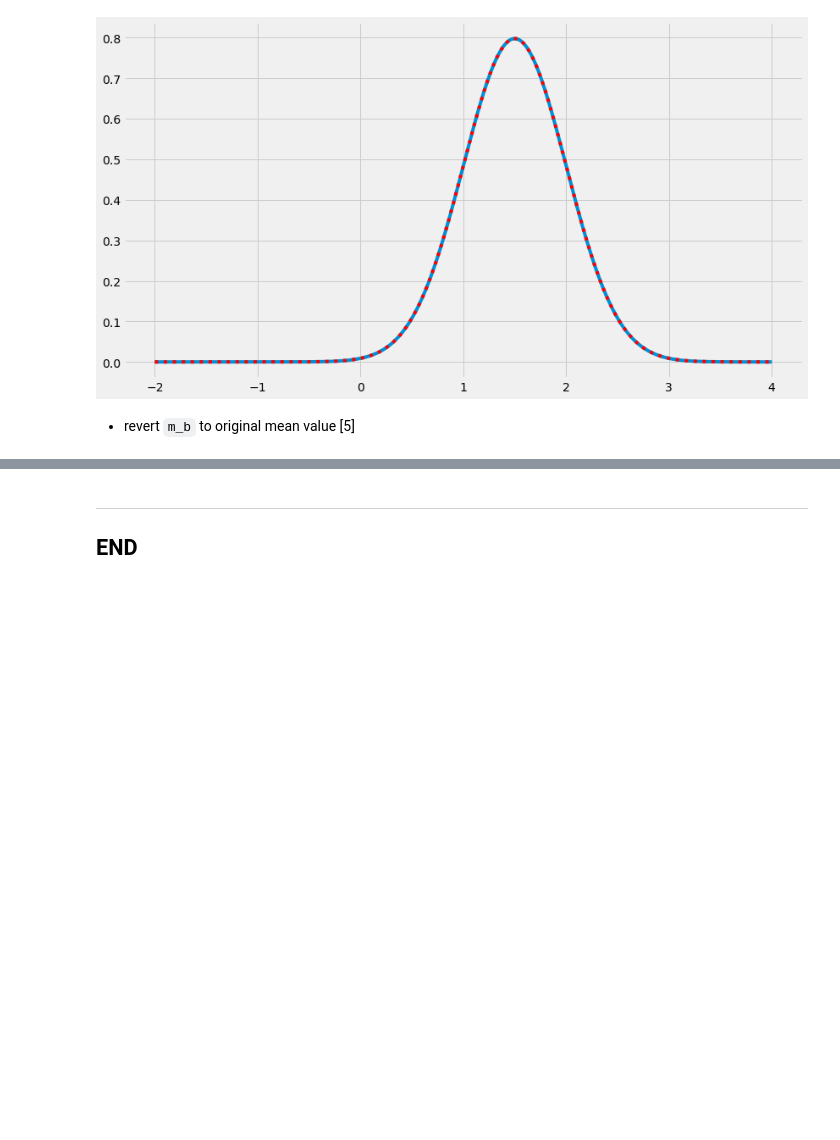
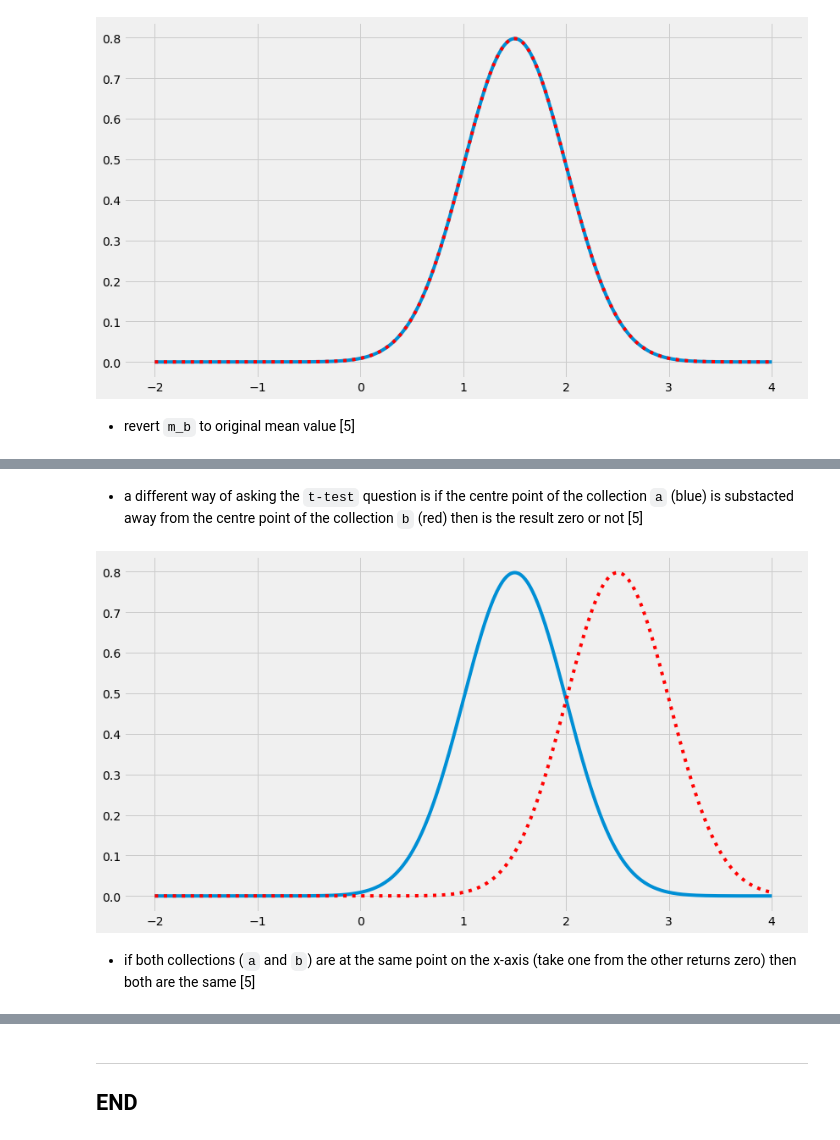
Before and after one commit to SeanOhAileasa/mls-scikit-learn-scipy-stats, a Jupyter notebook: scipy-stats.ipynb, the cells around one changed output, grey strips where cells are left out. Saved outputs shown, nothing was run; the diff lists cells and outputs as text; code cells hidden in the pictures; blank space fills up the shorter version.

```diff
--- a/scipy-stats.ipynb
+++ b/scipy-stats.ipynb
@@ -652,0 +680,8 @@ exit()
+# %% [markdown]
+- a different way of asking the ``t-test`` question is if the centre point of the collection ``a`` (blue) is substacted away from the centre point of the collection ``b`` (red) then is the result zero or not [5]
+# %%
+fig_a_not_b # result not zero
+# %% [output]
+[figure, added]
+# %% [markdown]
+- if both collections (``a`` and ``b``) are at the same point on the x-axis (take one from the other returns zero) then both are the same [5]
```
Also changed, not shown: parts of 66 cells of this notebook.
